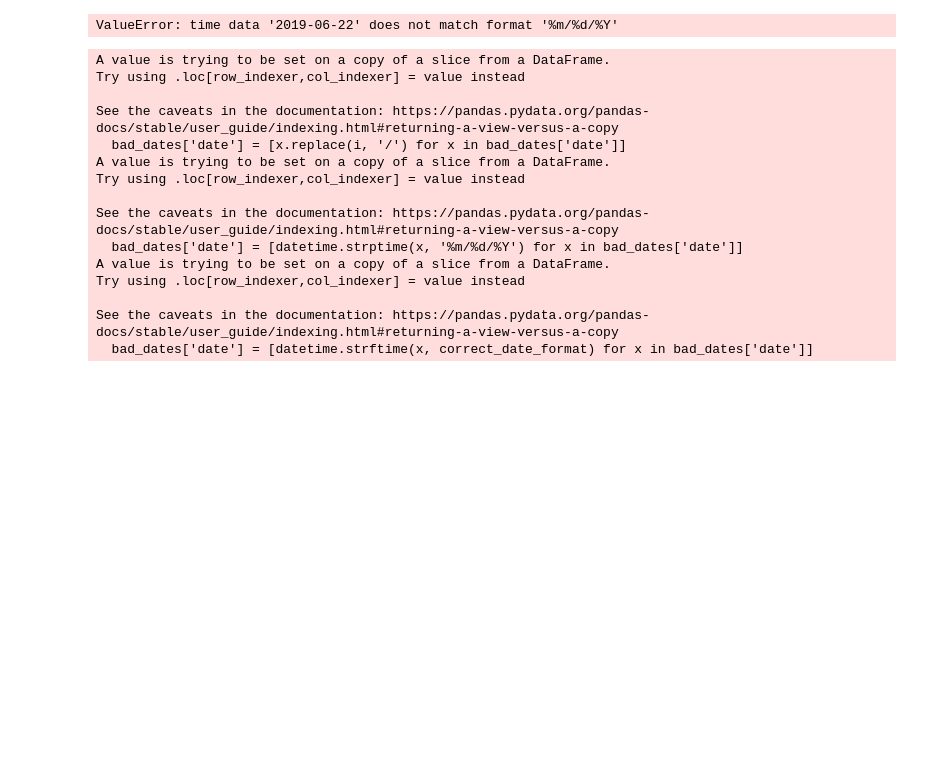
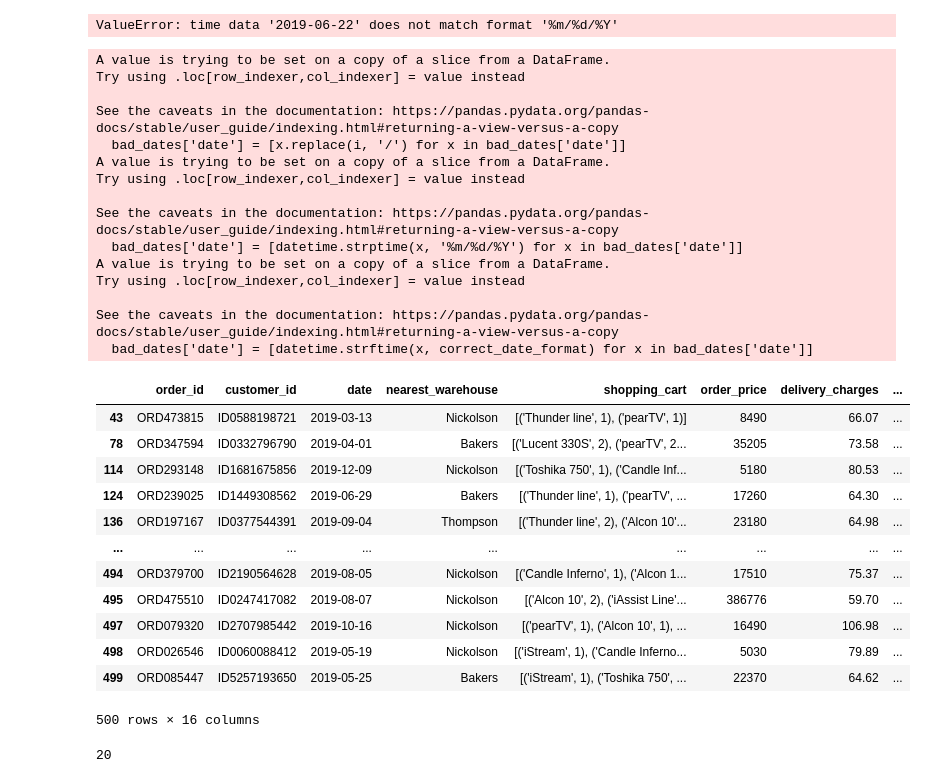
Before and after one commit to reganjohnd/Data-Cleaning, a Jupyter notebook: testing.ipynb, the cells around one changed output. Saved outputs shown, nothing was run; the diff lists cells and outputs as text; code cells hidden in the pictures; blank space fills up the shorter version.

```diff
--- a/testing.ipynb
+++ b/testing.ipynb
@@ -56,20 +43,34 @@ def date_cleaning(data, correct_date_format):
     bad_dates['date'] = [datetime.strftime(x, correct_date_format) for x in bad_dates['date']]
     return pd.concat([bad_dates, good_dates])
 # %%
-output = data_cleaning(df, '%Y/%m/%d')
+output = pA.date_cleaning(df, '%Y-%m-%d')
+output
 # %% [output]
 A value is trying to be set on a copy of a slice from a DataFrame.
 Try using .loc[row_indexer,col_indexer] = value instead
 
 See the caveats in the documentation: https://pandas.pydata.org/pandas-docs/stable/user_guide/indexing.html#returning-a-view-versus-a-copy
   bad_dates['date'] = [x.replace(i, '/') for x in bad_dates['date']]
 A value is trying to be set on a copy of a slice from a DataFrame.
 Try using .loc[row_indexer,col_indexer] = value instead
 
 See the caveats in the documentation: https://pandas.pydata.org/pandas-docs/stable/user_guide/indexing.html#returning-a-view-versus-a-copy
   bad_dates['date'] = [datetime.strptime(x, '%m/%d/%Y') for x in bad_dates['date']]
 A value is trying to be set on a copy of a slice from a DataFrame.
 Try using .loc[row_indexer,col_indexer] = value instead
 
 See the caveats in the documentation: https://pandas.pydata.org/pandas-docs/stable/user_guide/indexing.html#returning-a-view-versus-a-copy
   bad_dates['date'] = [datetime.strftime(x, correct_date_format) for x in bad_dates['date']]
+|  | order_id | customer_id | date | nearest_warehouse | shopping_cart | order_price | delivery_charges | ... |
+| 43 | ORD473815 | ID0588198721 | 2019-03-13 | Nickolson | [('Thunder line', 1), ('pearTV', 1)] | 8490 | 66.07 | ... |
+| 78 | ORD347594 | ID0332796790 | 2019-04-01 | Bakers | [('Lucent 330S', 2), ('pearTV', 2... | 35205 | 73.58 | ... |
+| 114 | ORD293148 | ID1681675856 | 2019-12-09 | Nickolson | [('Toshika 750', 1), ('Candle Inf... | 5180 | 80.53 | ... |
+| 124 | ORD239025 | ID1449308562 | 2019-06-29 | Bakers | [('Thunder line', 1), ('pearTV', ... | 17260 | 64.30 | ... |
+| 136 | ORD197167 | ID0377544391 | 2019-09-04 | Thompson | [('Thunder line', 2), ('Alcon 10'... | 23180 | 64.98 | ... |
+| ... | ... | ... | ... | ... | ... | ... | ... | ... |
+| 494 | ORD379700 | ID2190564628 | 2019-08-05 | Nickolson | [('Candle Inferno', 1), ('Alcon 1... | 17510 | 75.37 | ... |
+| 495 | ORD475510 | ID0247417082 | 2019-08-07 | Nickolson | [('Alcon 10', 2), ('iAssist Line'... | 386776 | 59.70 | ... |
+| 497 | ORD079320 | ID2707985442 | 2019-10-16 | Nickolson | [('pearTV', 1), ('Alcon 10', 1), ... | 16490 | 106.98 | ... |
+| 498 | ORD026546 | ID0060088412 | 2019-05-19 | Nickolson | [('iStream', 1), ('Candle Inferno... | 5030 | 79.89 | ... |
+| 499 | ORD085447 | ID5257193650 | 2019-05-25 | Bakers | [('iStream', 1), ('Toshika 750', ... | 22370 | 64.62 | ... |
+500 rows × 16 columns
@@ -77,0 +77,4 @@ output.to_csv('G:\\My Drive\\DANIELS ECOSYSTEM\\extracurricularActivities\\DataS
+# %%
+len(df[~df['date'].str.contains(r'^\d{4}')])
+# %% [output]
+20
```
Also changed, not shown: parts of 10 cells of this notebook, 1 other file.
